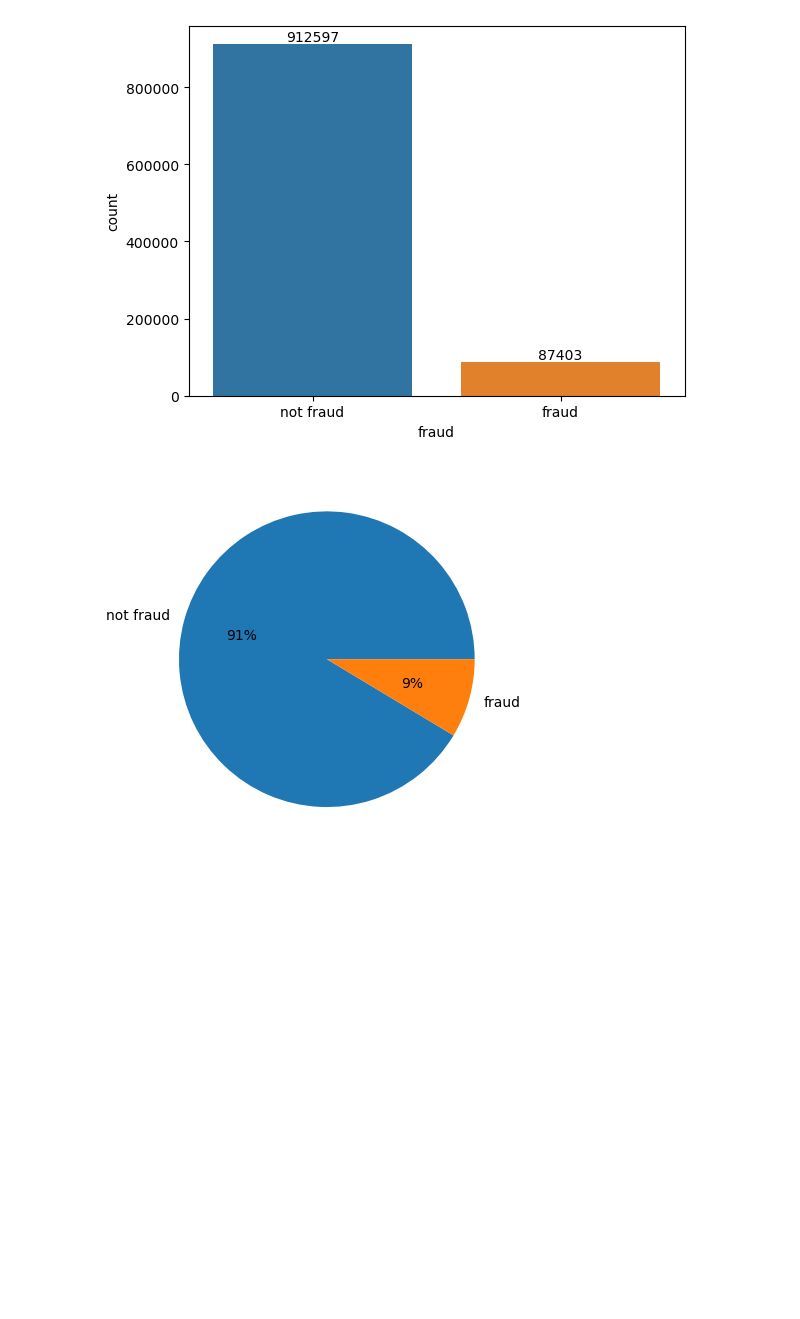
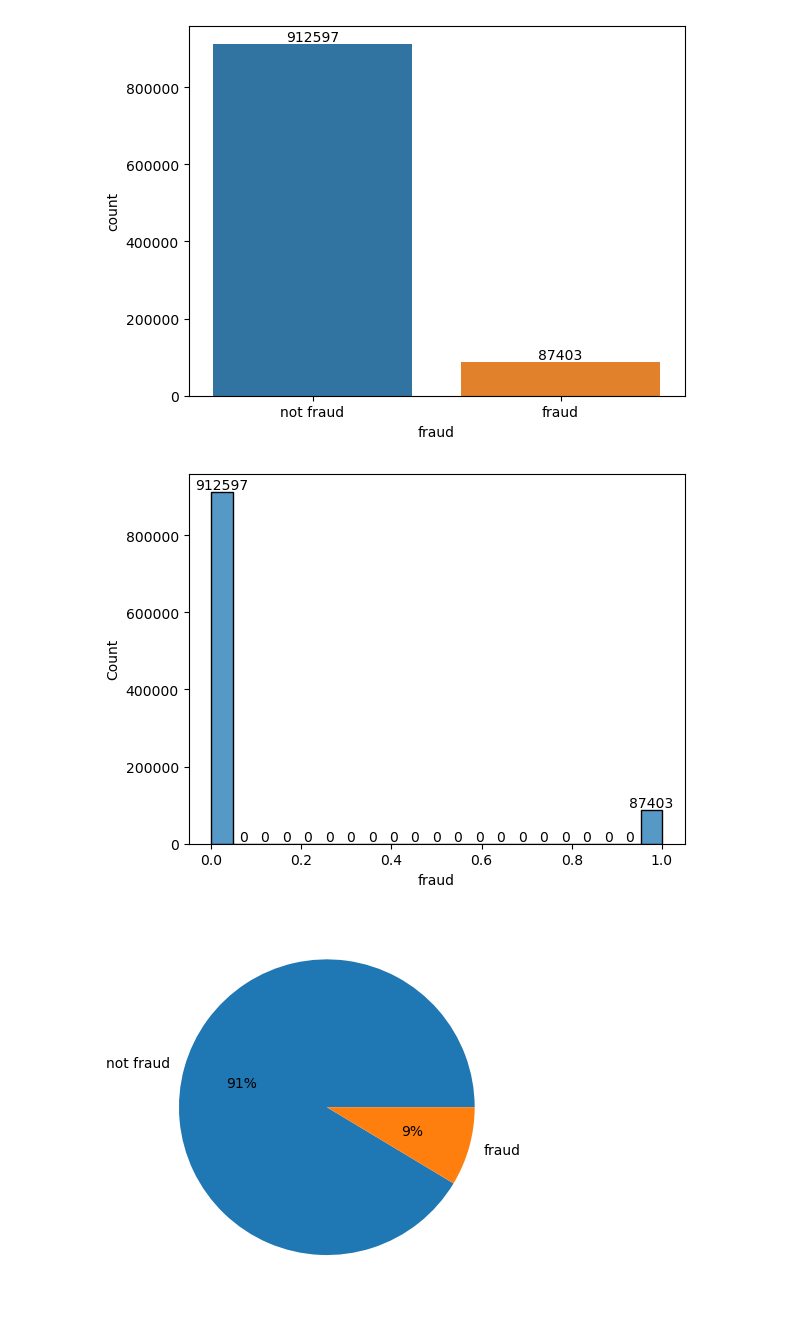
Before and after one commit to binkybarnes/credit-card-fraud, a Jupyter notebook: bruh.ipynb, the cells around one changed output. Drawn from its saved outputs; the diff is of its cells as text; code cells hidden in the pictures; blank space fills up the shorter version.

```diff
--- a/bruh.ipynb
+++ b/bruh.ipynb
@@ -63,6 +63,12 @@ ax.bar_label(ax.containers[0])
 plt.show()
 # %% [output]
 [figure]
+# %%
+ax = sns.histplot(df['fraud'])
+ax.bar_label(ax.containers[0])
+plt.show()
+# %% [output]
+[figure, added]
 # %%
 plt.pie(sample['fraud'].value_counts(), labels=['not fraud', 'fraud'], autopct='%.0f%%')
 plt.show()
```
Also changed, not shown: parts of 6 cells of this notebook, 1 other file.
